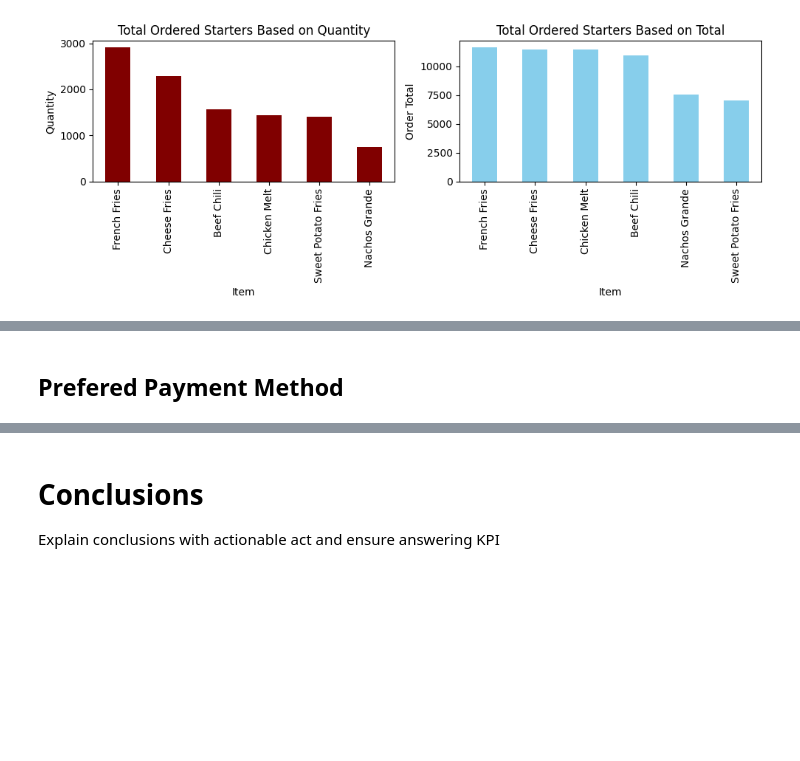
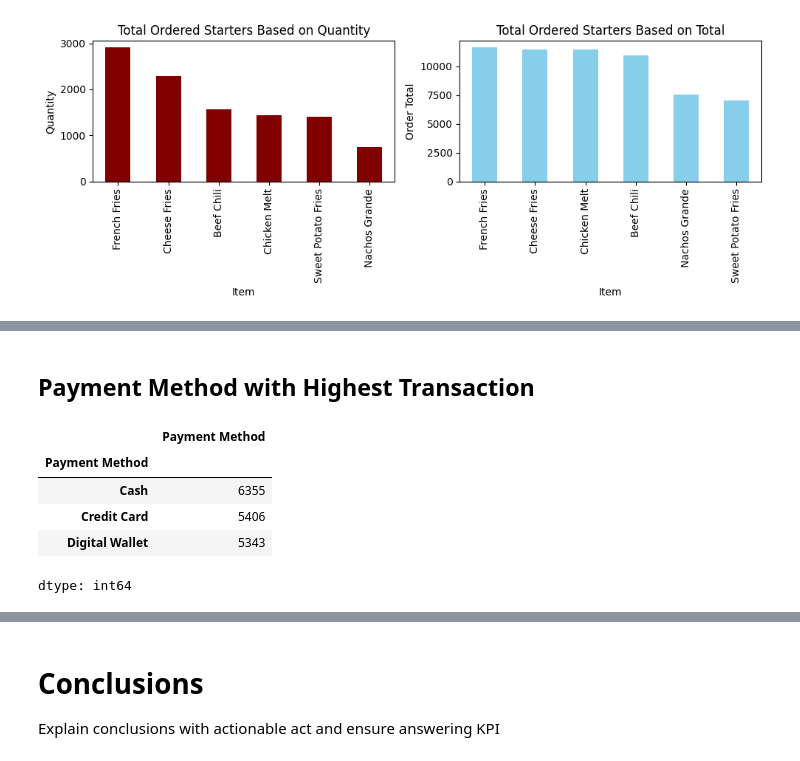
Before and after one commit to graveo-wicaksana/DA_restaurantSales, a Jupyter notebook: DA_restaurantSales.ipynb, the cells around one changed output, grey strips where cells are left out. Cells and saved outputs as stored; diff of their text form; code cells hidden in the pictures; blank space fills up the shorter version.

```diff
--- a/DA_restaurantSales.ipynb
+++ b/DA_restaurantSales.ipynb
@@ -672,2 +697,12 @@ Note recommendations: Make package, Look around the production costs
 # %% [markdown]
-## Prefered Payment Method
+## Payment Method with Highest Transaction
+# %%
+payment_method_high_count = df2_combine_filled_na_items.groupby('Payment Method')['Payment Method'].count()
+payment_method_high_count
+# %% [output]
+|  | Payment Method |
+| Payment Method |  |
+| Cash | 6355 |
+| Credit Card | 5406 |
+| Digital Wallet | 5343 |
+dtype: int64
```
Also changed, not shown: parts of 14 cells of this notebook.
